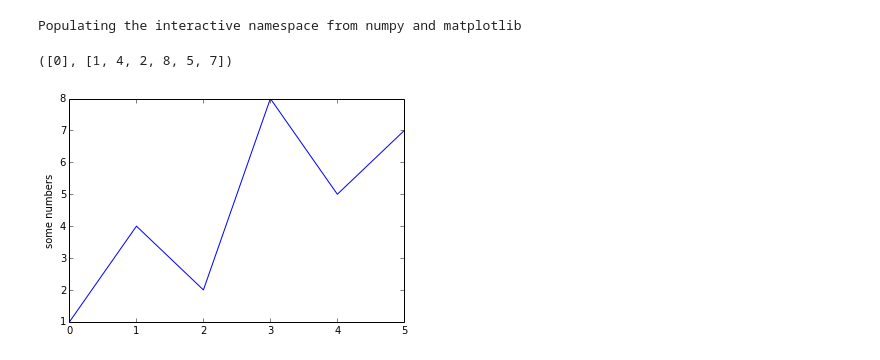
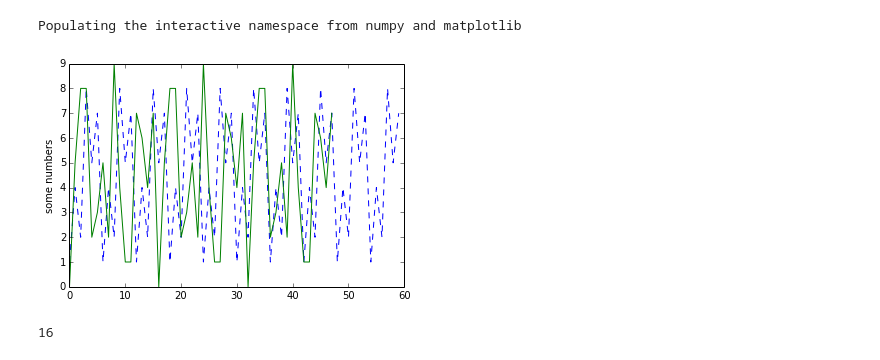
Before and after one commit to bokehsensei/reptend, a Jupyter notebook: Full Reptend Primes.ipynb, the cells around one changed output. Saved outputs shown, nothing was run; the diff lists cells and outputs as text; code cells hidden in the pictures.

Commit message:
draw a graph of periods vs integer

```diff
--- a/Full Reptend Primes.ipynb
+++ b/Full Reptend Primes.ipynb
@@ -6,16 +6,22 @@ import matplotlib.pyplot as plt
 # %% [output]
 Populating the interactive namespace from numpy and matplotlib
 # %%
-_, repetend = run.decimals(1, 7)
+_, repetend_7 = run.decimals(1, 7)
+_, repetend_17 = run.decimals(1, 17)
-# %%
-repetend
-# %% [output]
-([0], [1, 4, 2, 8, 5, 7])
+# %%
+periods_7 = 10* repetend_7[1]
+periods_17 = 3* repetend_17[1]
+x_axis_7 = list(range(len(periods_7)))
+x_axis_17 = list(range(len(periods_17)))
+# %%
+plt.plot(x_axis_7, periods_7, '--', x_axis_17, periods_17)
+plt.ylim(ymax=9)
+plt.ylabel('some numbers')
+plt.show()
+# %% [output]
+[figure, added]
 # %%
-curve = run.to_int(run.del_leading_zeros(repetend[1]))
+c = run.to_int( run.del_leading_zeros( repetend_17[1] ))
+len(repetend_17[1])
+# %% [output]
+16
-# %%
-plt.plot(repetend[1])
-plt.ylabel('some numbers')
-plt.show()
-# %% [output]
-[figure, removed]
```
Also changed, not shown: parts of 4 cells of this notebook, 1 other file.
